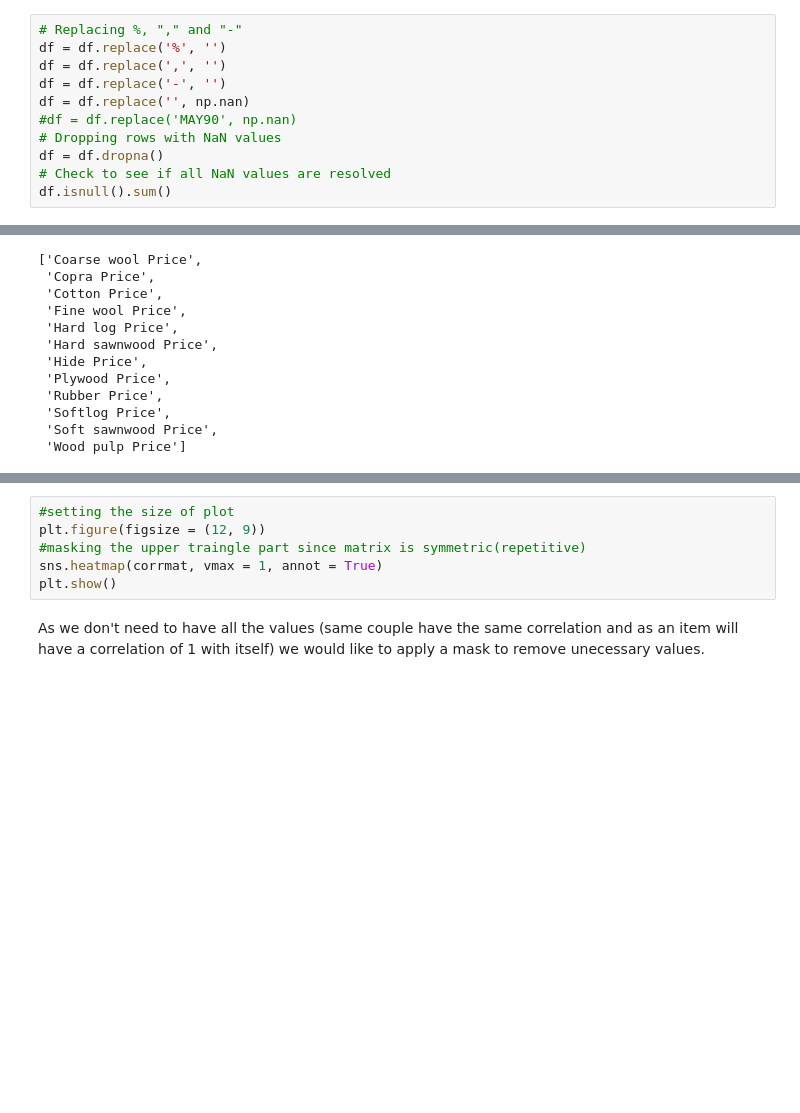
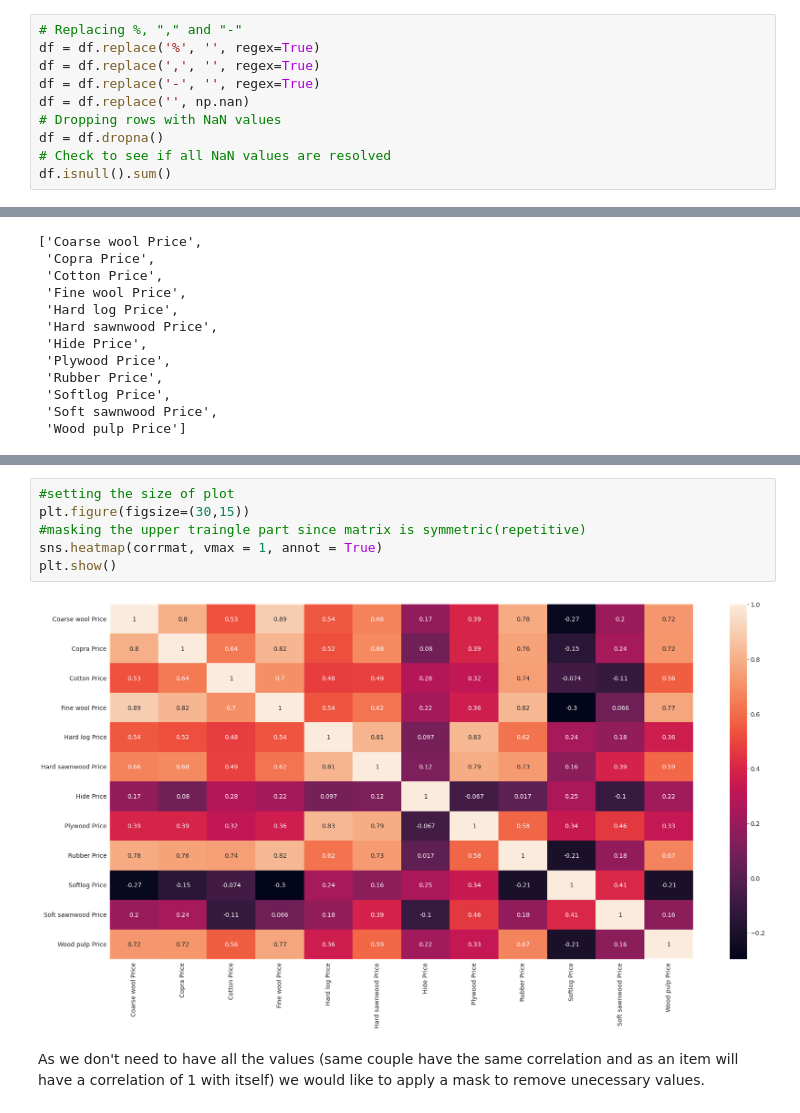
Before and after one commit to Bennybeams/DataExplorationPython, a Jupyter notebook: Data_Exploration.ipynb, the cells around one changed output, grey strips where cells are left out. Drawn from its saved outputs; the diff is of its cells as text; blank space fills up the shorter version.

```diff
--- a/Data_Exploration.ipynb
+++ b/Data_Exploration.ipynb
@@ -51,11 +124,10 @@ We have some null values, and numeric data as string (the % ones). To use it in
 How to deal with these values ? We will use nothing instead of non numeric character such as %, comma or -, and will use Nan instead of ''.
 # %%
 # Replacing %, "," and "-"
-df = df.replace('%', '')
-df = df.replace(',', '')
-df = df.replace('-', '')
+df = df.replace('%', '', regex=True)
+df = df.replace(',', '', regex=True)
+df = df.replace('-', '', regex=True)
 df = df.replace('', np.nan)
-#df = df.replace('MAY90', np.nan)
 # Dropping rows with NaN values
 df = df.dropna()
 # Check to see if all NaN values are resolved
@@ -127,8 +299,10 @@ corrmat
 # %%
 #setting the size of plot
-plt.figure(figsize = (12, 9))
+plt.figure(figsize=(30,15))
 #masking the upper traingle part since matrix is symmetric(repetitive)
 sns.heatmap(corrmat, vmax = 1, annot = True)
 plt.show()
+# %% [output]
+[figure, added]
 # %% [markdown]
 As we don't need to have all the values (same couple have the same correlation and as an item will have a correlation of 1 with itself) we would like to apply a mask to remove unecessary values.
```
Also changed, not shown: parts of 24 cells of this notebook.
